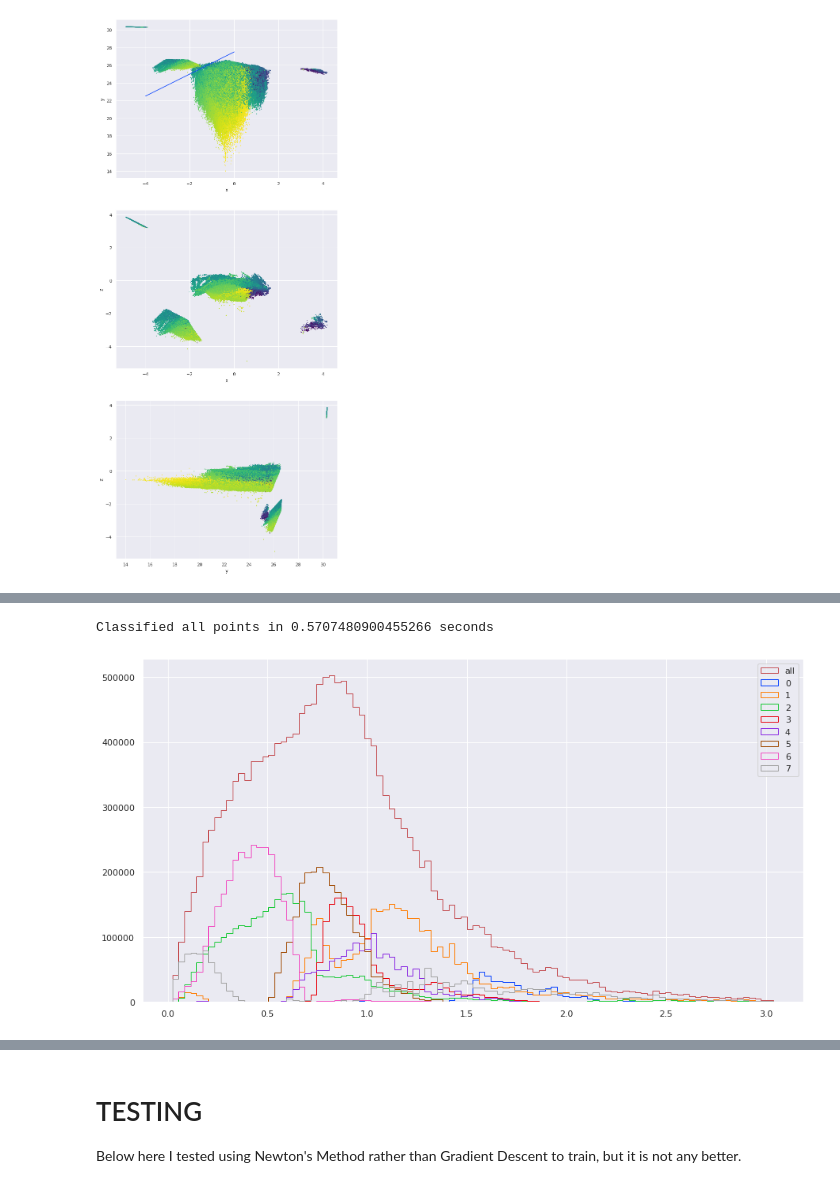
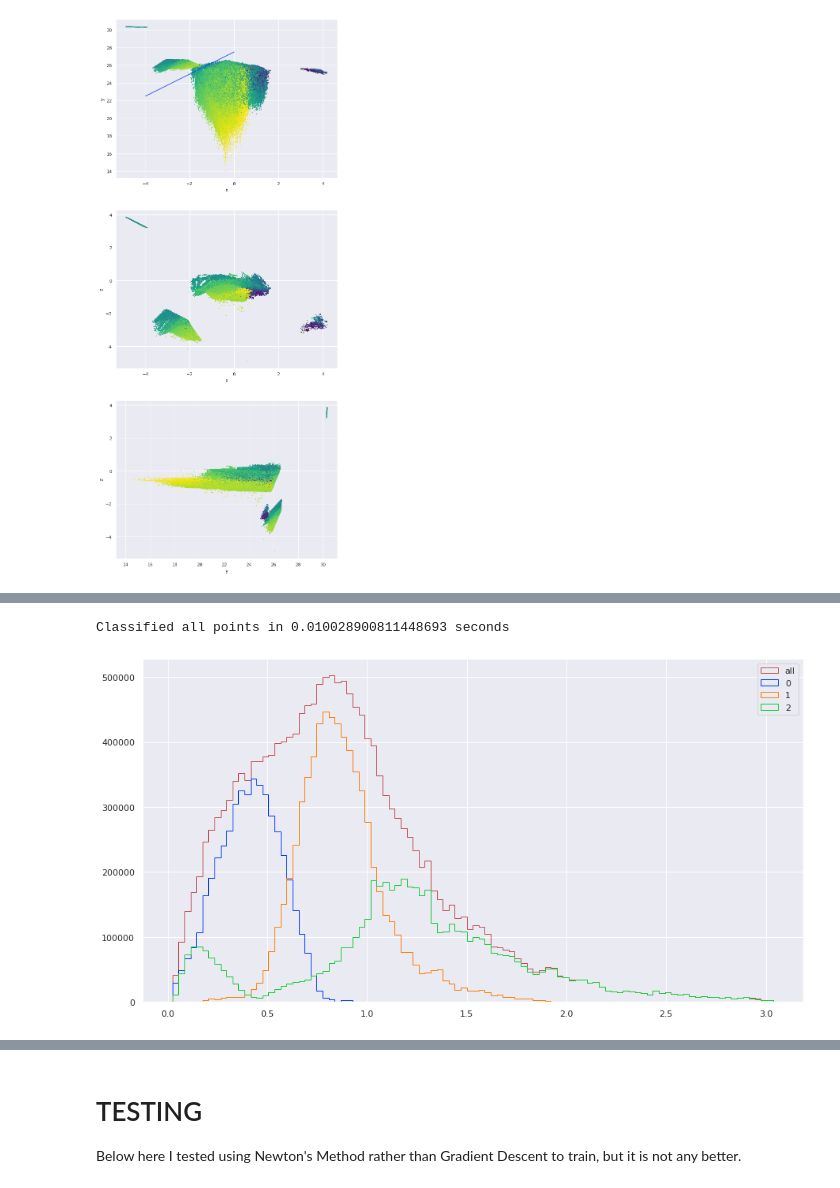
Before and after one commit to LSSTDESC/tomo_challenge, a Jupyter notebook: notebooks/pca_cluster.ipynb, the cells around one changed output, grey strips where cells are left out. Drawn from its saved outputs; the diff is of its cells as text; code cells hidden in the pictures.

```diff
--- a/notebooks/pca_cluster.ipynb
+++ b/notebooks/pca_cluster.ipynb
@@ -426,7 +424,7 @@ def classify(points, centroids):
     return jnp.argmin(dist, axis=0)
 # %%
 t0 = time.perf_counter()
-centers = fit_centroids(data_cut, z_cut, num_centroids=8, num_epochs=70, impl="fom")
+centers, l = fit_centroids(data_cut, z_cut, num_centroids=3, num_epochs=100, impl="snr")
 duration = time.perf_counter() - t0
 print(f"Trained in {duration} seconds")
 # %% [output]
@@ -490,26 +493,23 @@ data_valid_r = data_valid @ reducer
 # %%
 # Predict the categories of the full and uncut dataset and then make a histogram
 # Once we have the individual group histograms I additionally plot a
 # histogram of the entire dataset to verify it adds up.
 t0 = time.perf_counter()
-valid_cond = data_valid_r[:, 1] < reg(data_valid_r[:, 0])
-# y_valid = total_classify(data_valid_r, lower_centers, upper_aligned, valid_cond)
-
 y_valid = classify(data_valid_r, centers)
 
 print(f"Classified all points in {time.perf_counter() - t0} seconds")
 
 fig, ax = plt.subplots(figsize=(15, 8))
 _, bins, _ = plt.hist(z_valid, bins=100, histtype="step", color="r", label="all")
 
 for i in range(0, int(y_valid.max()) + 1):
     plt.hist(z_valid[y_valid == i], bins=bins, histtype="step", label=i)
 plt.legend()
-# plt.savefig("bins_snr.png", bbox_inches="tight")
+plt.savefig("bins_snr.png", bbox_inches="tight")
 plt.show()
 # %% [output]
-Classified all points in 0.5707480900455266 seconds
+Classified all points in 0.010028900811448693 seconds
-[figure, old version]
+[figure, new version]
 # %%
 # Compute those scores.
 print(f"Computing the scores for {y_valid.max() + 1} bins.")
```
Also changed, not shown: parts of 18 cells of this notebook, 2 other files.
